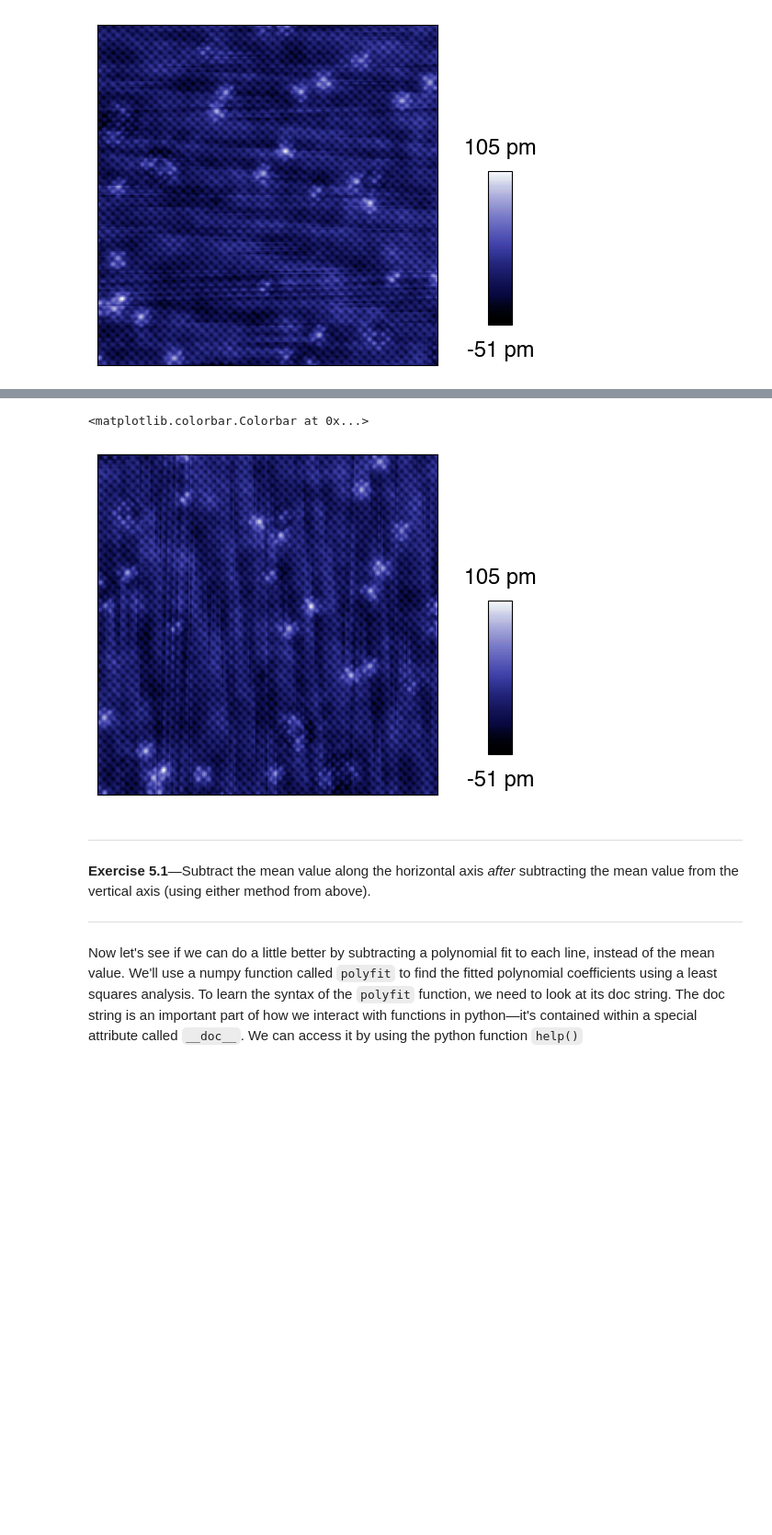
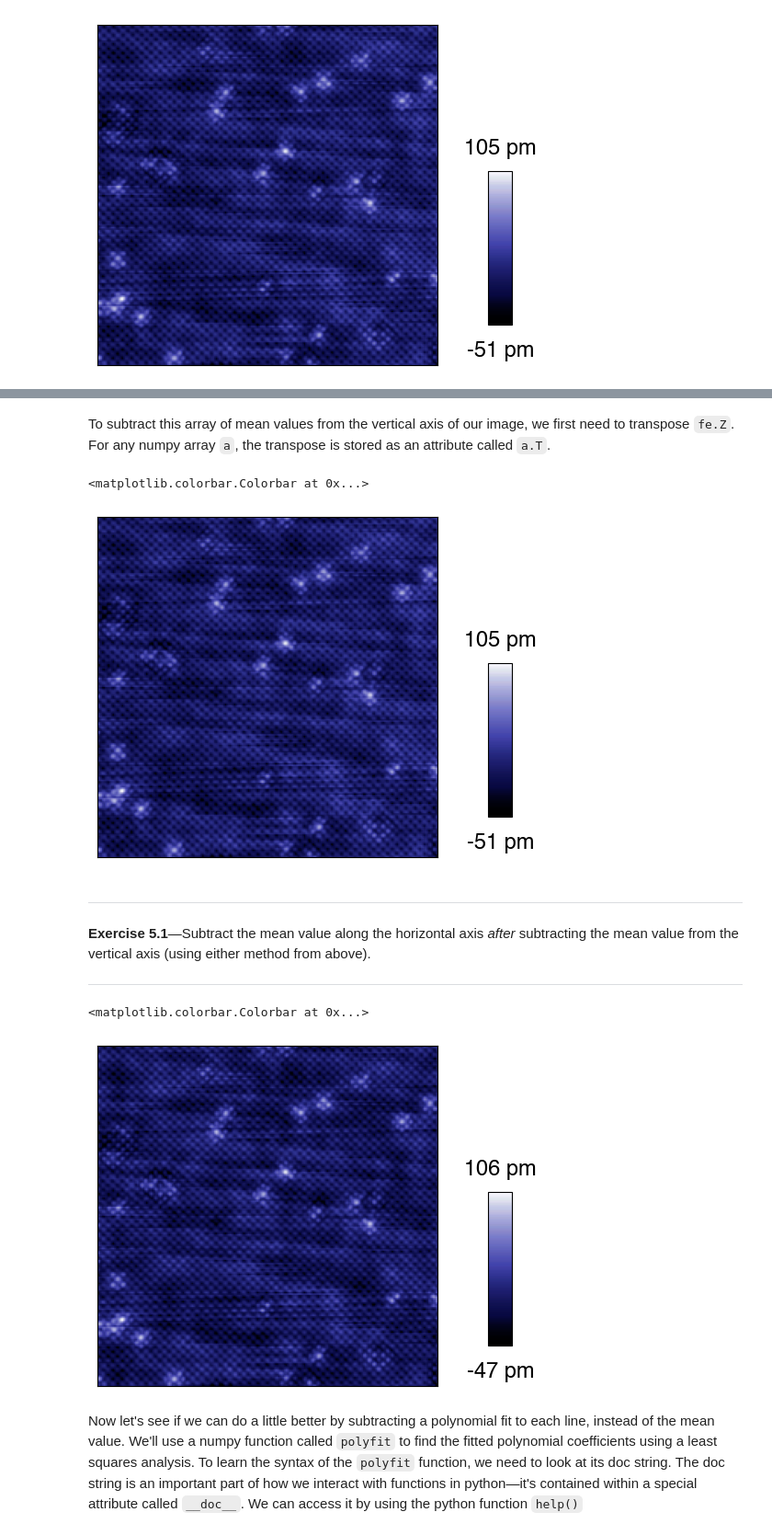
Before and after one commit to hoffmanlabcoding/stmpy, a Jupyter notebook: stmpy/doc/Stmpy 101 - getting started.ipynb, the cells around one changed output, grey strips where cells are left out. Shown at 92% size. Saved outputs shown, nothing was run; the diff lists cells and outputs as text; code cells hidden in the pictures; blank space fills up the shorter version.

```diff
--- a/stmpy/doc/Stmpy 101 - getting started.ipynb
+++ b/stmpy/doc/Stmpy 101 - getting started.ipynb
@@ -418,9 +446,8 @@ To subtract this array of mean values from the vertical axis of our image, we fi
+# %% [markdown]
+To subtract this array of mean values from the vertical axis of our image, we first need to transpose `fe.Z`. For any numpy array `a`, the transpose is stored as an attribute called `a.T`.
 # %%
 zTranspose = fe.Z.T - mean(fe.Z, axis=1)
 fe.z = zTranspose.T*1e12
-
-zTranspose = fe.Z.T - mean(fe.Z, axis=1)
-fe.z = zTranspose*1e12
 
 figure(figsize=[4,4])
 ax = subplot(111)
@@ -431,7 +458,7 @@ tight_layout()
 stmpy.image.add_cbar(units='pm', sf=0, pad=0.15)
 # %% [output]
 <matplotlib.colorbar.Colorbar at 0x...>
-[figure, old version]
+[figure, new version]
 # %% [markdown]
 ---
 
@@ -439,17 +466,20 @@ stmpy.image.add_cbar(units='pm', sf=0, pad=0.15)
 
 ---
 # %%
-z_vavg = fe.Z.T - mean(fe.Z, axis=1)
-z_havg = z_vavg
-fe.z = zTranspose.T*1e12
+z_row = (fe.Z.T - mean(fe.Z, axis=1)).T
+z_row_col = z_row - mean(z_row, axis=0)
+fe.z = z_row_col*1e12
 
 figure(figsize=[4,4])
 ax = subplot(111)
 imshow(fe.z, cmap=stmpy.cm.blue2, origin='lower', rasterized=True)
 ax.set_xticks([])
 ax.set_yticks([])
 tight_layout()
 stmpy.image.add_cbar(units='pm', sf=0, pad=0.15)
+# %% [output]
+<matplotlib.colorbar.Colorbar at 0x...>
+[figure, added]
 # %% [markdown]
 Now let's see if we can do a little better by subtracting a polynomial fit to each line, instead of the mean value. We'll use a numpy function called `polyfit` to find the fitted polynomial coefficients using a least squares analysis. To learn the syntax of the `polyfit` function, we need to look at its doc string. The doc string is an important part of how we interact with functions in python—it's contained within a special attribute called `__doc__`. We can access it by using the python function `help()`
 # %%
```
Also changed, not shown: parts of 11 cells of this notebook, 4 other files.
